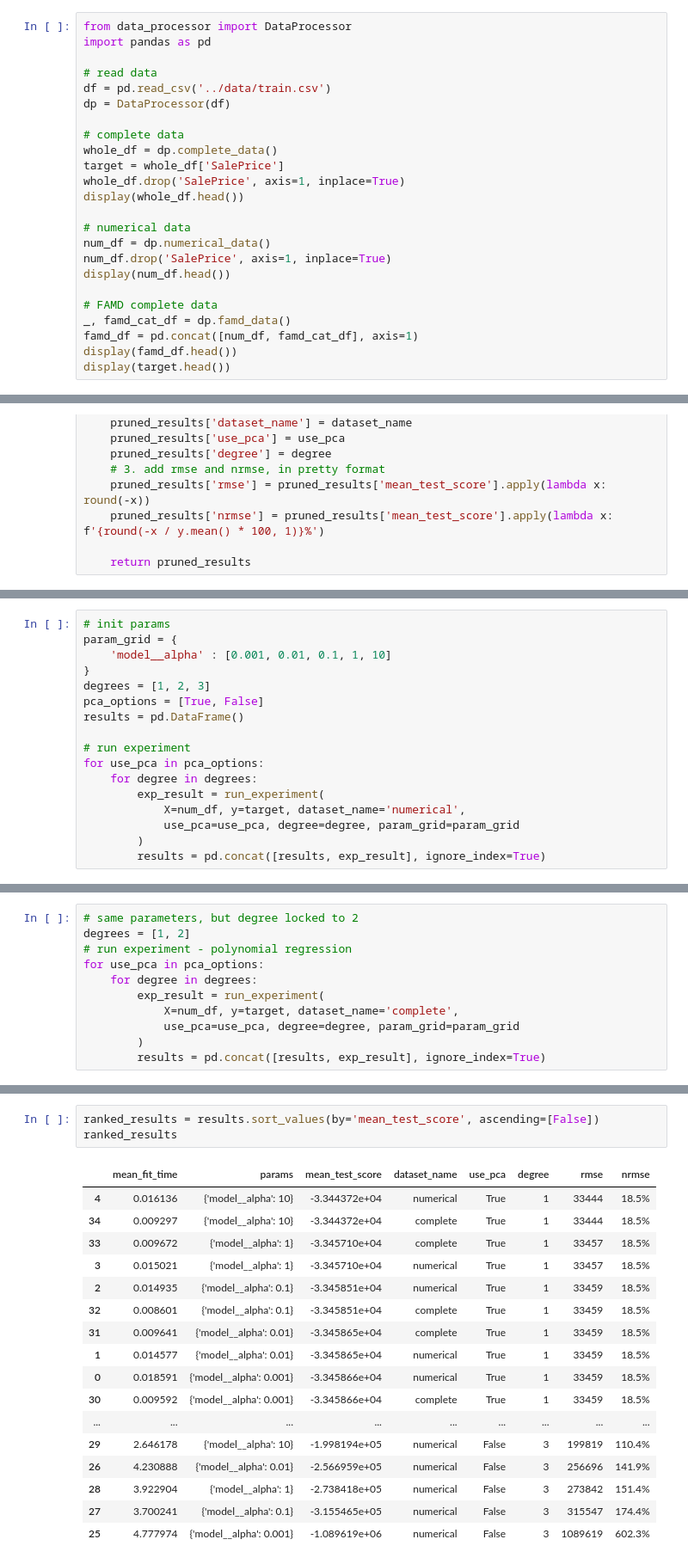
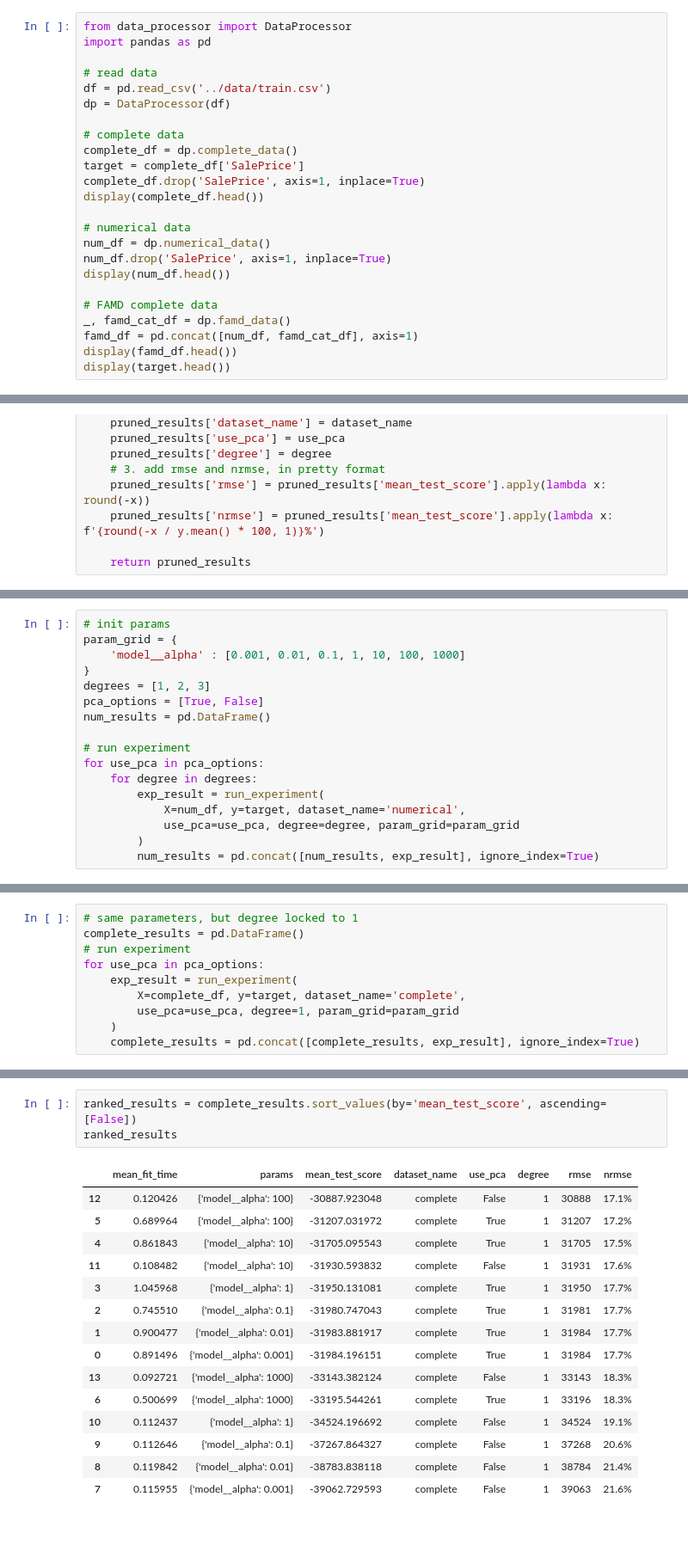
Before and after one commit to matthewgraca/4661-house-prices-regression, a Jupyter notebook: notebooks/hyperparam_tuning.ipynb, the cells around one changed output, grey strips where cells are left out. Shown at 86% size. Drawn from its saved outputs; the diff is of its cells as text; blank space fills up the shorter version.

```diff
--- a/notebooks/hyperparam_tuning.ipynb
+++ b/notebooks/hyperparam_tuning.ipynb
@@ -86,10 +86,10 @@ df = pd.read_csv('../data/train.csv')
 dp = DataProcessor(df)
 
 # complete data
-whole_df = dp.complete_data()
-target = whole_df['SalePrice']
-whole_df.drop('SalePrice', axis=1, inplace=True)
-display(whole_df.head())
+complete_df = dp.complete_data()
+target = complete_df['SalePrice']
+complete_df.drop('SalePrice', axis=1, inplace=True)
+display(complete_df.head())
 
 # numerical data
 num_df = dp.numerical_data()
@@ -205,11 +207,11 @@ def run_experiment(X, y, dataset_name, use_pca, degree, param_grid, verbose=1):
 # %%
 # init params
 param_grid = {
-    'model__alpha' : [0.001, 0.01, 0.1, 1, 10]
+    'model__alpha' : [0.001, 0.01, 0.1, 1, 10, 100, 1000]
 }
 degrees = [1, 2, 3]
 pca_options = [True, False]
-results = pd.DataFrame()
+num_results = pd.DataFrame()
 
 # run experiment
 for use_pca in pca_options:
@@ -218,6 +220,6 @@ for use_pca in pca_options:
             X=num_df, y=target, dataset_name='numerical',
             use_pca=use_pca, degree=degree, param_grid=param_grid
         )
-        results = pd.concat([results, exp_result], ignore_index=True)
+        num_results = pd.concat([num_results, exp_result], ignore_index=True)
 # %% [output]
 |  | mean_fit_time | std_fit_time | mean_score_time | std_score_time | param_model__alpha | params | ... |
@@ -282,13 +296,12 @@ ranked_results
 # %%
-# same parameters, but degree locked to 2
-degrees = [1, 2]
-# run experiment - polynomial regression
+# same parameters, but degree locked to 1
+complete_results = pd.DataFrame()
+# run experiment
 for use_pca in pca_options:
-    for degree in degrees:
-        exp_result = run_experiment(
-            X=num_df, y=target, dataset_name='complete',
-            use_pca=use_pca, degree=degree, param_grid=param_grid
-        )
-        results = pd.concat([results, exp_result], ignore_index=True)
+    exp_result = run_experiment(
+        X=complete_df, y=target, dataset_name='complete',
+        use_pca=use_pca, degree=1, param_grid=param_grid
+    )
+    complete_results = pd.concat([complete_results, exp_result], ignore_index=True)
 # %% [output]
 |  | mean_fit_time | std_fit_time | mean_score_time | std_score_time | param_model__alpha | params | ... |
@@ -318,21 +323,19 @@ for use_pca in pca_options:
 # %%
-ranked_results = results.sort_values(by='mean_test_score', ascending=[False])
+ranked_results = complete_results.sort_values(by='mean_test_score', ascending=[False])
 ranked_results
 # %% [output]
 |  | mean_fit_time | params | mean_test_score | dataset_name | use_pca | degree | rmse | nrmse |
-| 4 | 0.016136 | {'model__alpha': 10} | -3.344372e+04 | numerical | True | 1 | 33444 | 18.5% |
-| 34 | 0.009297 | {'model__alpha': 10} | -3.344372e+04 | complete | True | 1 | 33444 | 18.5% |
-| 33 | 0.009672 | {'model__alpha': 1} | -3.345710e+04 | complete | True | 1 | 33457 | 18.5% |
-| 3 | 0.015021 | {'model__alpha': 1} | -3.345710e+04 | numerical | True | 1 | 33457 | 18.5% |
-| 2 | 0.014935 | {'model__alpha': 0.1} | -3.345851e+04 | numerical | True | 1 | 33459 | 18.5% |
-| 32 | 0.008601 | {'model__alpha': 0.1} | -3.345851e+04 | complete | True | 1 | 33459 | 18.5% |
-| 31 | 0.009641 | {'model__alpha': 0.01} | -3.345865e+04 | complete | True | 1 | 33459 | 18.5% |
-| 1 | 0.014577 | {'model__alpha': 0.01} | -3.345865e+04 | numerical | True | 1 | 33459 | 18.5% |
-| 0 | 0.018591 | {'model__alpha': 0.001} | -3.345866e+04 | numerical | True | 1 | 33459 | 18.5% |
-| 30 | 0.009592 | {'model__alpha': 0.001} | -3.345866e+04 | complete | True | 1 | 33459 | 18.5% |
-| ... | ... | ... | ... | ... | ... | ... | ... | ... |
-| 29 | 2.646178 | {'model__alpha': 10} | -1.998194e+05 | numerical | False | 3 | 199819 | 110.4% |
-| 26 | 4.230888 | {'model__alpha': 0.01} | -2.566959e+05 | numerical | False | 3 | 256696 | 141.9% |
-| 28 | 3.922904 | {'model__alpha': 1} | -2.738418e+05 | numerical | False | 3 | 273842 | 151.4% |
-| 27 | 3.700241 | {'model__alpha': 0.1} | -3.155465e+05 | numerical | False | 3 | 315547 | 174.4% |
-| 25 | 4.777974 | {'model__alpha': 0.001} | -1.089619e+06 | numerical | False | 3 | 1089619 | 602.3% |
+| 12 | 0.120426 | {'model__alpha': 100} | -30887.923048 | complete | False | 1 | 30888 | 17.1% |
+| 5 | 0.689964 | {'model__alpha': 100} | -31207.031972 | complete | True | 1 | 31207 | 17.2% |
+| 4 | 0.861843 | {'model__alpha': 10} | -31705.095543 | complete | True | 1 | 31705 | 17.5% |
+| 11 | 0.108482 | {'model__alpha': 10} | -31930.593832 | complete | False | 1 | 31931 | 17.6% |
+| 3 | 1.045968 | {'model__alpha': 1} | -31950.131081 | complete | True | 1 | 31950 | 17.7% |
+| 2 | 0.745510 | {'model__alpha': 0.1} | -31980.747043 | complete | True | 1 | 31981 | 17.7% |
+| 1 | 0.900477 | {'model__alpha': 0.01} | -31983.881917 | complete | True | 1 | 31984 | 17.7% |
+| 0 | 0.891496 | {'model__alpha': 0.001} | -31984.196151 | complete | True | 1 | 31984 | 17.7% |
+| 13 | 0.092721 | {'model__alpha': 1000} | -33143.382124 | complete | False | 1 | 33143 | 18.3% |
+| 6 | 0.500699 | {'model__alpha': 1000} | -33195.544261 | complete | True | 1 | 33196 | 18.3% |
+| 10 | 0.112437 | {'model__alpha': 1} | -34524.196692 | complete | False | 1 | 34524 | 19.1% |
+| 9 | 0.112646 | {'model__alpha': 0.1} | -37267.864327 | complete | False | 1 | 37268 | 20.6% |
+| 8 | 0.119842 | {'model__alpha': 0.01} | -38783.838118 | complete | False | 1 | 38784 | 21.4% |
+| 7 | 0.115955 | {'model__alpha': 0.001} | -39062.729593 | complete | False | 1 | 39063 | 21.6% |
```
Also changed, not shown: parts of 13 cells of this notebook.
